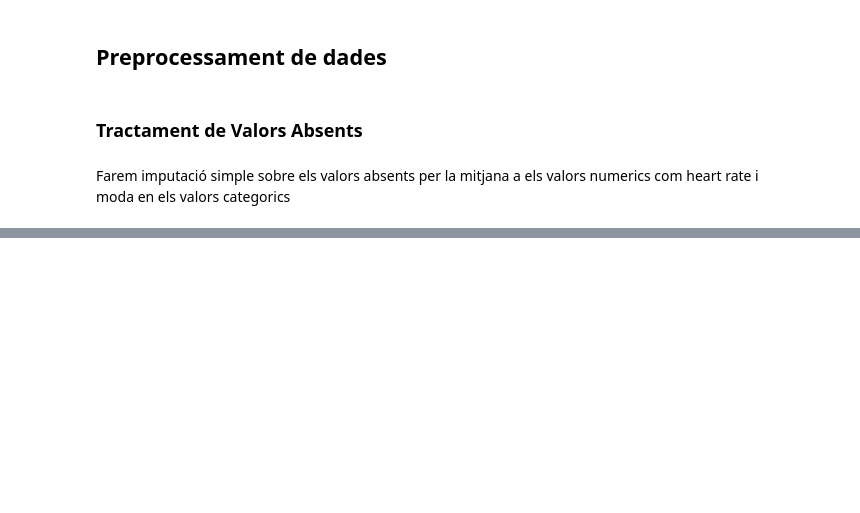
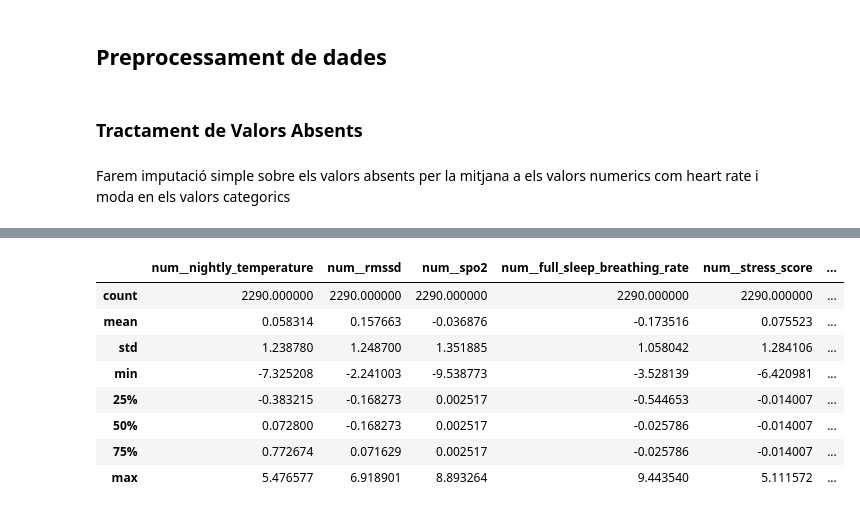
Before and after one commit to RogerDuran808/AI-Health-Assistant, a Jupyter notebook: notebooks/02_LifeSnaps_Preprocessing&Training_v1.0.ipynb, the cells around one changed output, grey strips where cells are left out. Cells and saved outputs as stored; diff of their text form; code cells hidden in the pictures; blank space fills up the shorter version.

```diff
--- a/notebooks/02_LifeSnaps_Preprocessing&Training_v1.0.ipynb
+++ b/notebooks/02_LifeSnaps_Preprocessing&Training_v1.0.ipynb
@@ -139,8 +140,5 @@ plt.show()
 # %% [markdown]
 Farem imputació simple sobre els valors absents per la mitjana a els valors numerics com heart rate i moda en els valors categorics
 # %%
-y = df[target_col].copy()
-y_tense = y['TENSE/ANXIOUS']
-y_rested = y['RESTED/RELAXED']
-
-X = df.drop(columns=target_col).copy()
+X_full = df.drop(columns=target_col)
+X_full.shape
@@ -154,8 +154,8 @@ categoric_pipe = Pipeline(steps=[("imputer", SimpleImputer(strategy="most_freque
                             ("encoder", OneHotEncoder(handle_unknown="ignore"))])
 
 preprocessor = ColumnTransformer([
-    ("num", numeric_pipe, numeric_cols),
-    ("cat", categoric_pipe, categoric_cols)
+    ("num", numeric_pipe, numeric_col),
+    ("cat", categoric_pipe, categoric_col)
 ])
 
 display(preprocessor)
@@ -164,11 +181,11 @@ NameError: name 'numeric_cols' is not defined
 # %%
 # Visualitzem el dataset preprocessat
-X_processed = preprocessor.fit_transform(X)
+X_processed = preprocessor.fit_transform(X_full)
 
-# Obtenim els noms de les columnes després del pre-processament
-noms_columnes = numeric_cols + list(preprocessor.named_transformers_['cat'].named_steps['encoder'].get_feature_names_out(categoric_cols))
+df_lbl=df.dropna(subset=target_col, how='all')
+X_proc = preprocessor.transform(df_lbl.drop(columns=target_col))
 
-df_X_prepocessed = pd.DataFrame(X_processed, columns=noms_columnes)
 
-display(df_X_prepocessed.head())
-print(df_X_prepocessed.info())
+feat_names = preprocessor.get_feature_names_out()
+
+df_final = pd.concat([pd.DataFrame(X_proc, columns=feat_names, index=df_lbl.index), df_lbl[target_col]], axis=1)
@@ -199 +192,13 @@ None
+# %%
+df_final.describe()
+# %% [output]
+|  | num__nightly_temperature | num__rmssd | num__spo2 | num__full_sleep_breathing_rate | num__stress_score | ... |
+| count | 2290.000000 | 2290.000000 | 2290.000000 | 2290.000000 | 2290.000000 | ... |
+| mean | 0.058314 | 0.157663 | -0.036876 | -0.173516 | 0.075523 | ... |
+| std | 1.238780 | 1.248700 | 1.351885 | 1.058042 | 1.284106 | ... |
+| min | -7.325208 | -2.241003 | -9.538773 | -3.528139 | -6.420981 | ... |
+| 25% | -0.383215 | -0.168273 | 0.002517 | -0.544653 | -0.014007 | ... |
+| 50% | 0.072800 | -0.168273 | 0.002517 | -0.025786 | -0.014007 | ... |
+| 75% | 0.772674 | 0.071629 | 0.002517 | -0.025786 | -0.014007 | ... |
+| max | 5.476577 | 6.918901 | 8.893264 | 9.443540 | 5.111572 | ... |
 # %%
```
Also changed, not shown: parts of 23 cells of this notebook, 9 other files.
